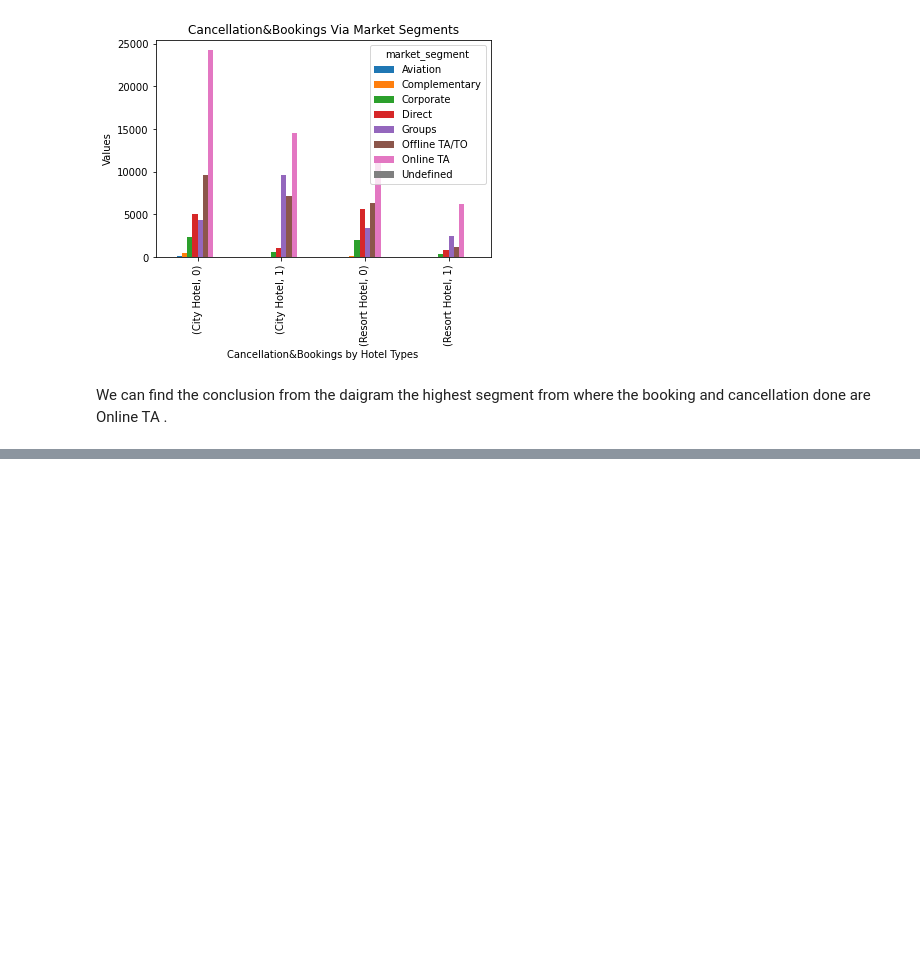
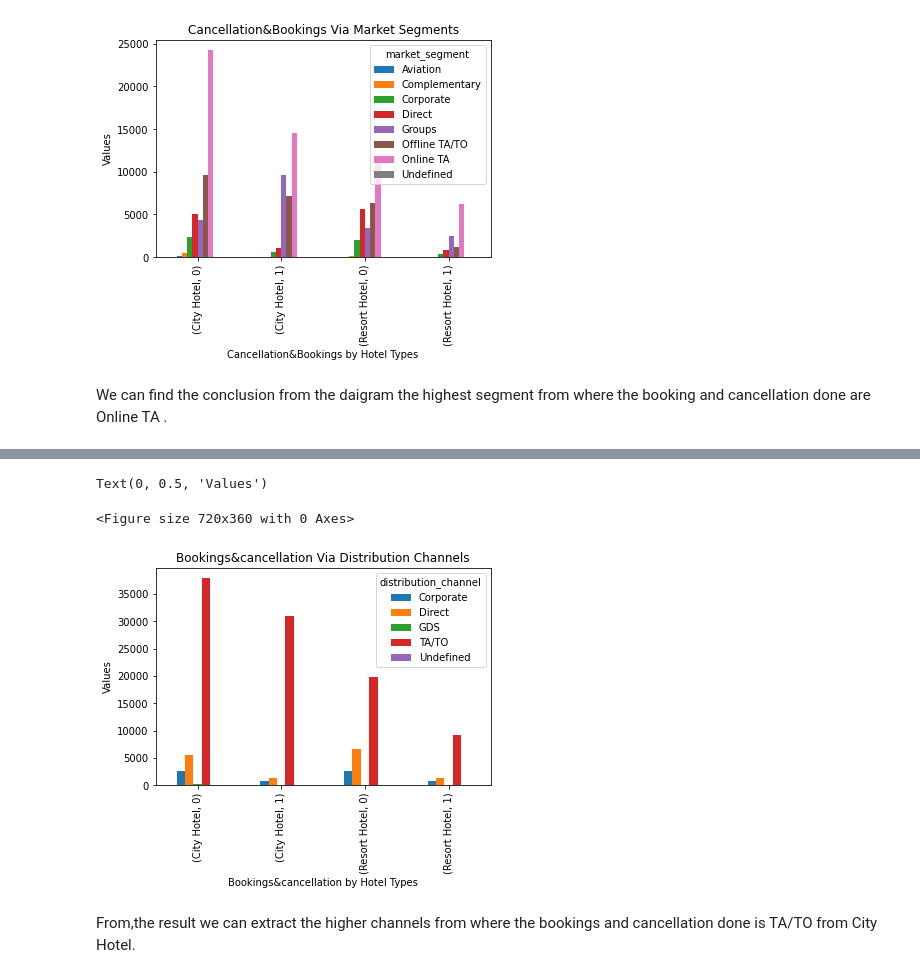
Before and after one commit to Nishajha2/Hotel-Booking-Analysis-Capstone-Project-1, a Jupyter notebook: Copy_of_Hotel_Booking_Analysis_Capstone_Project.ipynb, the cells around one changed output, grey strips where cells are left out. Cells and saved outputs as stored; diff of their text form; code cells hidden in the pictures; blank space fills up the shorter version.

```diff
--- a/Copy_of_Hotel_Booking_Analysis_Capstone_Project.ipynb
+++ b/Copy_of_Hotel_Booking_Analysis_Capstone_Project.ipynb
@@ -250,0 +253,4 @@ We can find the conclusion from the daigram the highest segment from where the b
+# %%
+# By grouping the columns we will get Bookings done through different channels
+distribution_df = Column_required.groupby(['hotel',"is_canceled", "distribution_channel"])['is_canceled'].count().unstack()
+distribution_df
@@ -250,0 +264,13 @@ We can find the conclusion from the daigram the highest segment from where the b
+# %%
+# Here, we Visualizing the results by using bar plot
+plt.figure(figsize=(10,5))
+distribution_df.plot(kind = 'bar')
+plt.title('Bookings&cancellation Via Distribution Channels')
+plt.xlabel('Bookings&cancellation by Hotel Types')
+plt.ylabel('Values')
+# %% [output]
+Text(0, 0.5, 'Values')
+<Figure size 720x360 with 0 Axes>
+[figure, added]
+# %% [markdown]
+From,the result we can extract the higher channels from where the bookings and cancellation done is TA/TO from City Hotel.
```
Also changed, not shown: parts of 3 cells of this notebook.
